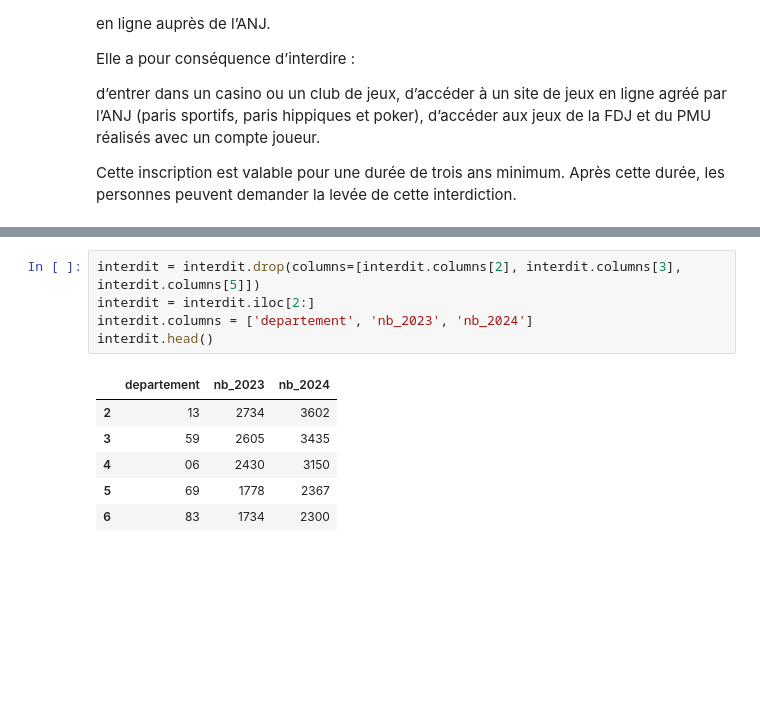
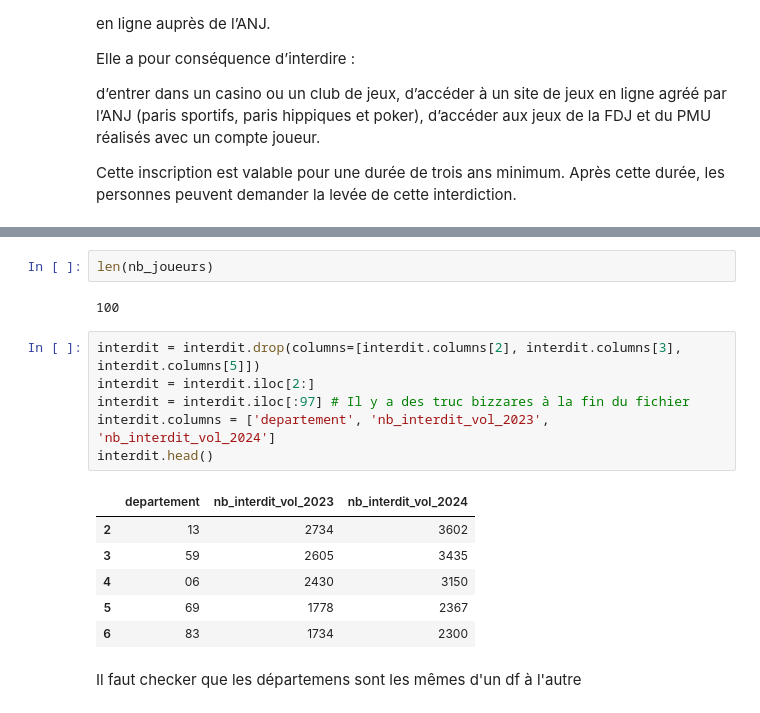
Before and after one commit to Juleslapeuf/ANJ_project, a Jupyter notebook: ANJ_Data.ipynb, the cells around one changed output, grey strips where cells are left out. Saved outputs shown, nothing was run; the diff lists cells and outputs as text; blank space fills up the shorter version.

```diff
--- a/ANJ_Data.ipynb
+++ b/ANJ_Data.ipynb
@@ -40,12 +40,19 @@ nb_joueurs.head()
+# %%
+len(nb_joueurs)
+# %% [output]
+100
 # %%
 interdit = interdit.drop(columns=[interdit.columns[2], interdit.columns[3], interdit.columns[5]])
 interdit = interdit.iloc[2:]
-interdit.columns = ['departement', 'nb_2023', 'nb_2024']
+interdit = interdit.iloc[:97] # Il y a des truc bizzares à la fin du fichier
+interdit.columns = ['departement', 'nb_interdit_vol_2023', 'nb_interdit_vol_2024']
 interdit.head()
 # %% [output]
-|  | departement | nb_2023 | nb_2024 |
+|  | departement | nb_interdit_vol_2023 | nb_interdit_vol_2024 |
 | 2 | 13 | 2734 | 3602 |
 | 3 | 59 | 2605 | 3435 |
 | 4 | 06 | 2430 | 3150 |
 | 5 | 69 | 1778 | 2367 |
 | 6 | 83 | 1734 | 2300 |
+# %% [markdown]
+Il faut checker que les départemens sont les mêmes d'un df à l'autre
```
Also changed, not shown: parts of 25 cells of this notebook.
